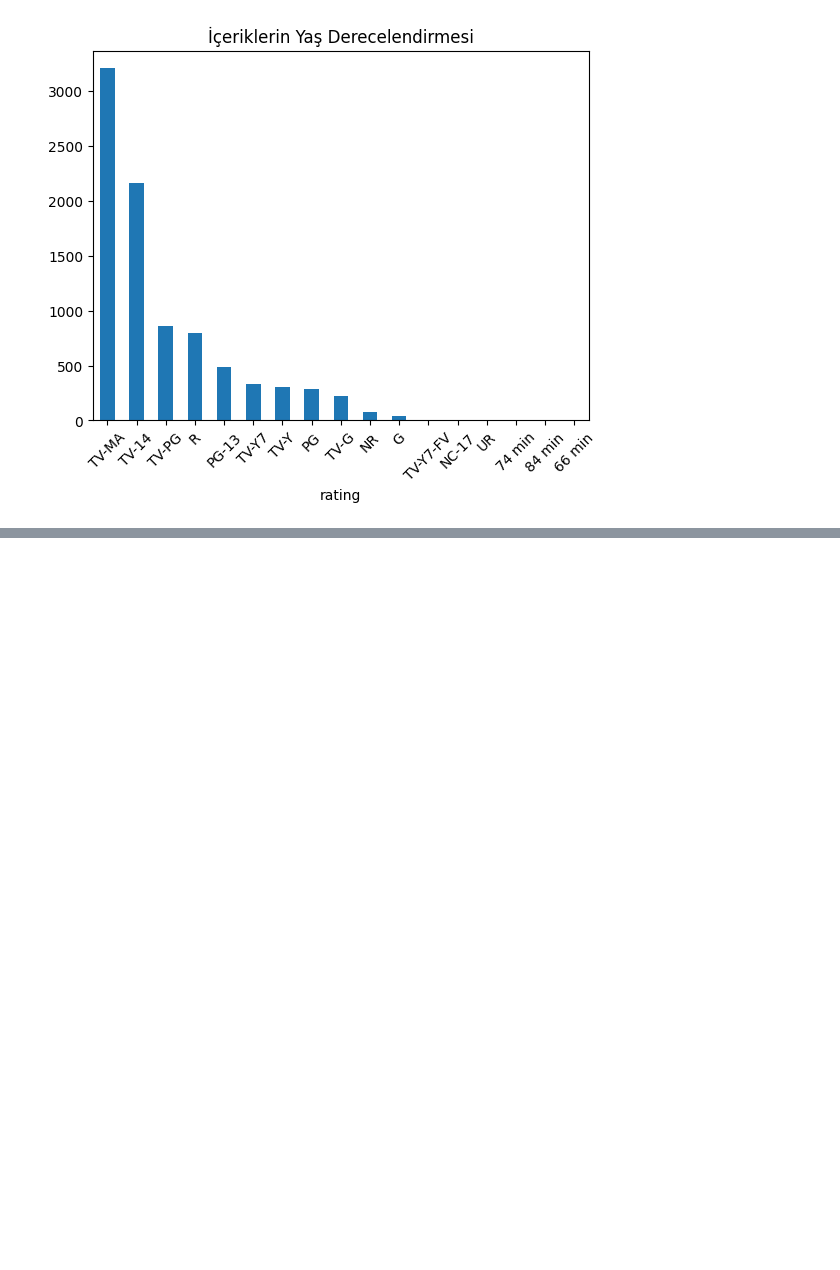
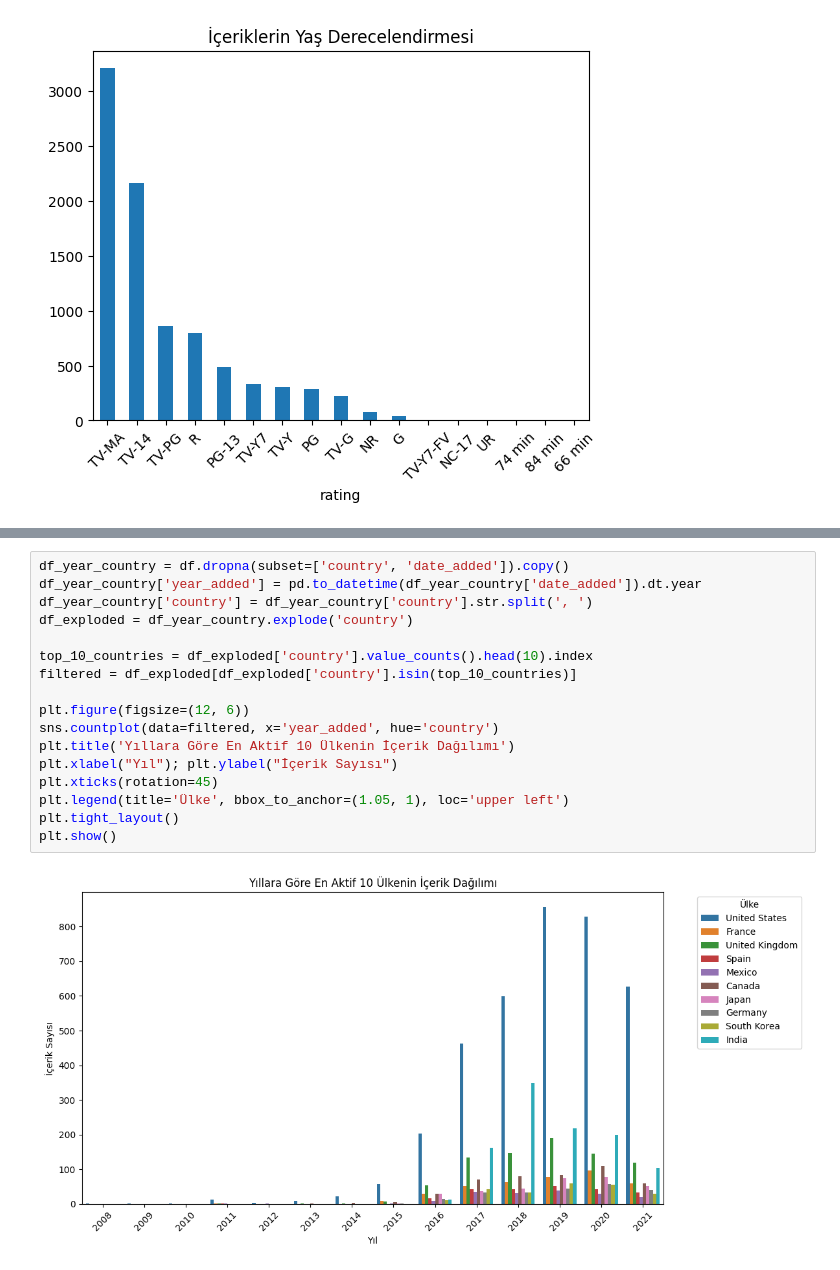
Before and after one commit to seydagultopal/netflix-data-analysis, a Jupyter notebook: notebooks/analysis.ipynb, the cells around one changed output, grey strips where cells are left out. Cells and saved outputs as stored; diff of their text form; blank space fills up the shorter version.

```diff
--- a/notebooks/analysis.ipynb
+++ b/notebooks/analysis.ipynb
@@ -125,0 +161,19 @@ plt.show()
+# %%
+df_year_country = df.dropna(subset=['country', 'date_added']).copy()
+df_year_country['year_added'] = pd.to_datetime(df_year_country['date_added']).dt.year
+df_year_country['country'] = df_year_country['country'].str.split(', ')
+df_exploded = df_year_country.explode('country')
+
+top_10_countries = df_exploded['country'].value_counts().head(10).index
+filtered = df_exploded[df_exploded['country'].isin(top_10_countries)]
+
+plt.figure(figsize=(12, 6))
+sns.countplot(data=filtered, x='year_added', hue='country')
+plt.title('Yıllara Göre En Aktif 10 Ülkenin İçerik Dağılımı')
+plt.xlabel("Yıl"); plt.ylabel("İçerik Sayısı")
+plt.xticks(rotation=45)
+plt.legend(title='Ülke', bbox_to_anchor=(1.05, 1), loc='upper left')
+plt.tight_layout()
+plt.show()
+# %% [output]
+[figure, added]
```
Also changed, not shown: parts of 6 cells of this notebook.
